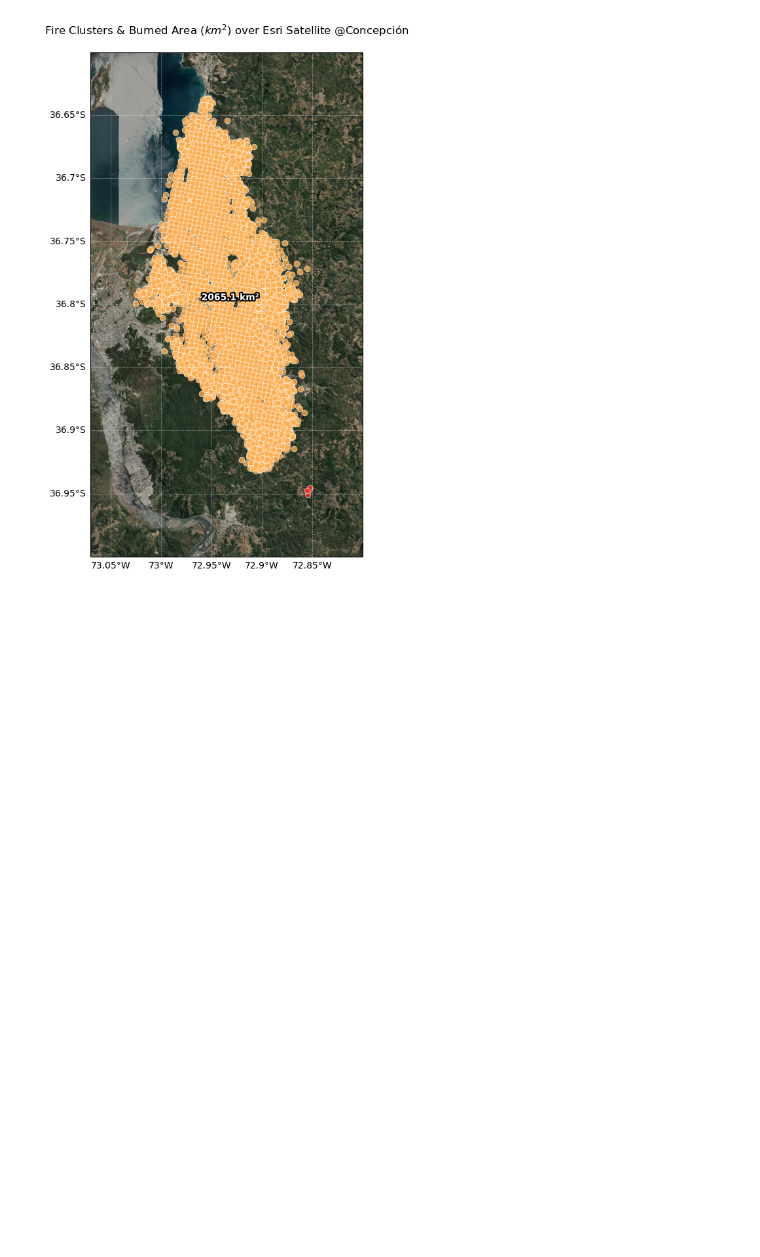
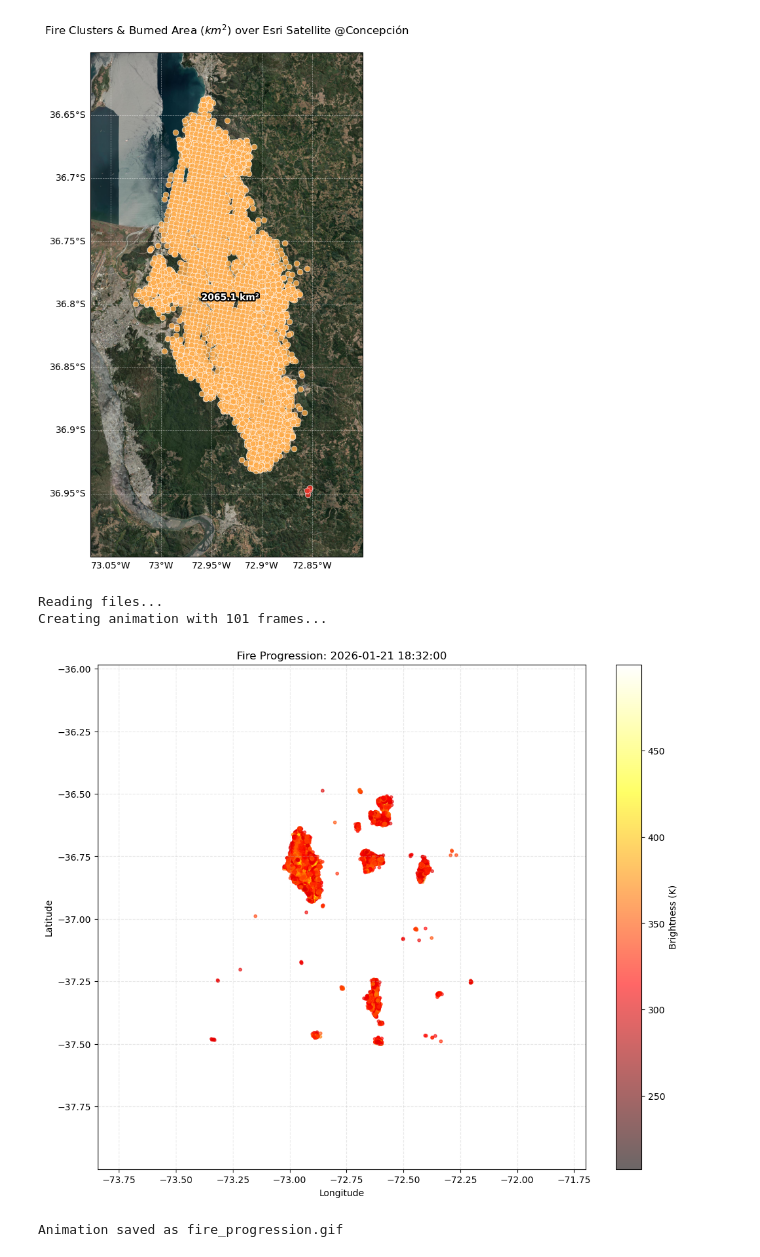
Before and after one commit to claudio-iturra/colab.research, a Jupyter notebook: fire-concepcion/@biobio-fire-20060122.ipynb, the cells around one changed output. Saved outputs shown, nothing was run; the diff lists cells and outputs as text; code cells hidden in the pictures; blank space fills up the shorter version.

```diff
--- a/fire-concepcion/@biobio-fire-20060122.ipynb
+++ b/fire-concepcion/@biobio-fire-20060122.ipynb
@@ -394,3 +393,80 @@ plt.title('Fire Clusters & Burned Area ($km^2$) over Esri Satellite @Concepción
 plt.show()
 # %% [output]
 [figure]
+# %%
+import pandas as pd
+import matplotlib.pyplot as plt
+import matplotlib.animation as animation
+import numpy as np
+
+# 1. Load and Concatenate Data
+files = [
+    '/home/cl/Desktop/fire/DL_FIRE_J1V-C2_707678/fire_nrt_J1V-C2_707678.csv',
+    '/home/cl/Desktop/fire/DL_FIRE_J2V-C2_707679/fire_nrt_J2V-C2_707679.csv',
+    '/home/cl/Desktop/fire/DL_FIRE_M-C61_707676/fire_nrt_M-C61_707676.csv',
+    '/home/cl/Desktop/fire/DL_FIRE_SV-C2_707680/fire_nrt_SV-C2_707680.csv'
+]
+
+print("Reading files...")
+df_list = [pd.read_csv(f) for f in files]
+df = pd.concat(df_list, ignore_index=True)
+
+# 2. Create a clean Datetime column and sort
+# acq_time is HHMM (e.g., 552 -> 05:52)
+df['datetime'] = pd.to_datetime(
+    df['acq_date'] + ' ' + df['acq_time'].astype(str).str.zfill(4),
+    format='%Y-%m-%d %H%M'
+)
+df = df.sort_values('datetime')
+unique_times = df['datetime'].unique()
+
+# 3. Setup the Figure for Animation
+fig, ax = plt.subplots(figsize=(12, 10))
+
+# Pre-calculate limits to keep the frame steady
+ax.set_xlim(df['longitude'].min() - 0.5, df['longitude'].max() + 0.5)
+ax.set_ylim(df['latitude'].min() - 0.5, df['latitude'].max() + 0.5)
+ax.set_xlabel('Longitude')
+ax.set_ylabel('Latitude')
+ax.grid(True, linestyle='--', alpha=0.3)
+
+# Initialize scatter plot (empty)
+# vmin/vmax ensure the color scale stays consistent throughout the animation
+scat = ax.scatter([], [], c=[], cmap='hot', s=10, alpha=0.6,
+                  vmin=df['brightness'].min(), vmax=df['brightness'].max())
+
+plt.colorbar(scat, label='Brightness (K)')
+title = ax.set_title('Fire Progression')
+
+# 4. Animation Function
+def update(frame):
+    current_time = unique_times[frame]
+    # Filter data up to the current timestamp
+    data_so_far = df[df['datetime'] <= current_time]
+
+    # Update scatter plot points and colors
+    scat.set_offsets(data_so_far[['longitude', 'latitude']])
+    scat.set_array(data_so_far['brightness'])
+
+    # Update title with the current date and time
+    title.set_text(f'Fire Progression: {current_time}')
+    return scat, title
+
+# 5. Create and Save Animation
+print(f"Creating animation with {len(unique_times)} frames...")
+ani = animation.FuncAnimation(fig, update, frames=len(unique_times),
+                              interval=150, blit=True)
+
+# To save as a GIF (requires 'pillow' library: pip install pillow)
+ani.save('fire_progression.gif', writer='pillow')
+
+# To save as an MP4 (requires 'ffmpeg' installed on your system)
+# ani.save('fire_progression.mp4', writer='ffmpeg', fps=10)
+
+plt.show()
+print("Animation saved as fire_progression.gif")
+# %% [output]
+Reading files...
+Creating animation with 101 frames...
+[figure, added]
+Animation saved as fire_progression.gif
```
Also changed, not shown: parts of 2 cells of this notebook.
